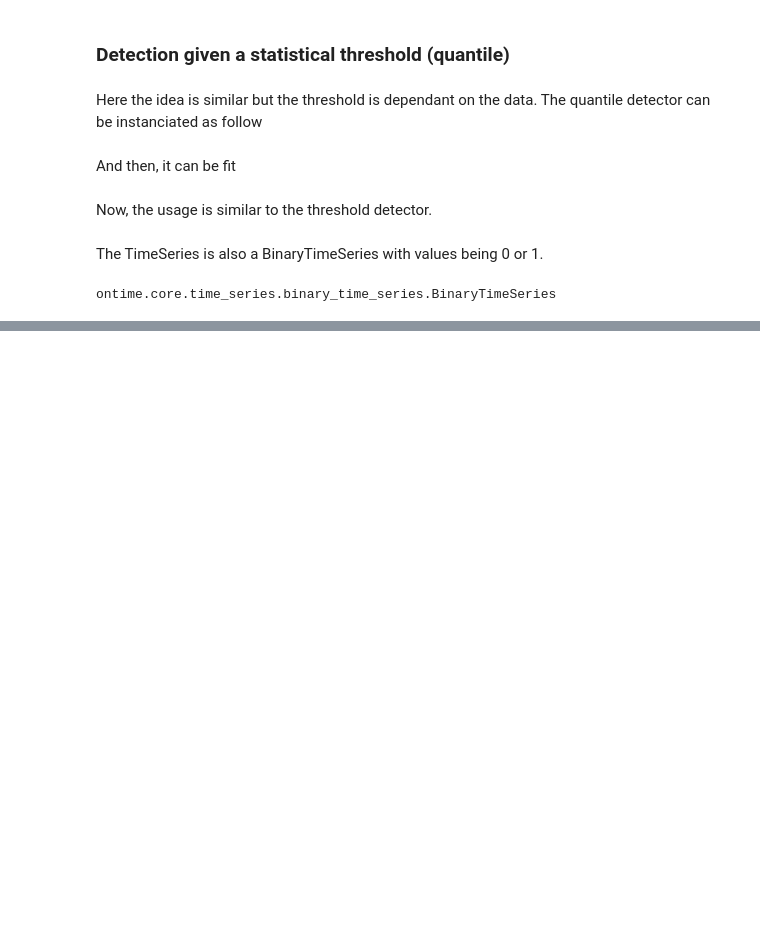
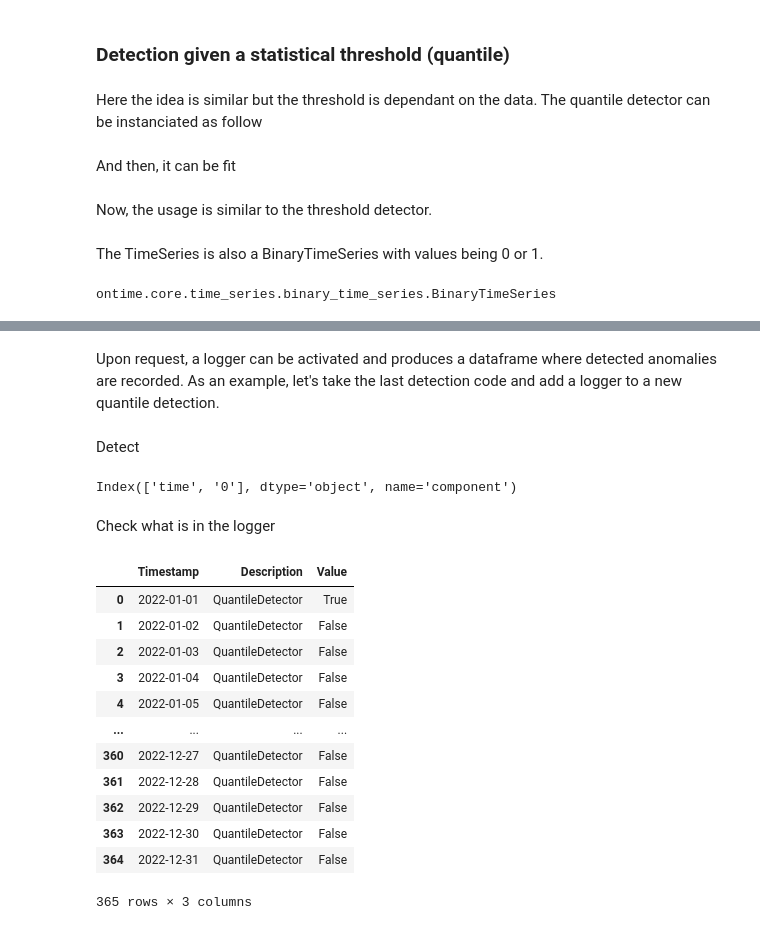
Before and after one commit to ontime-re/ontime, a Jupyter notebook: docs/user_guide/0_core/0.2_detectors.ipynb, the cells around one changed output, grey strips where cells are left out. Cells and saved outputs as stored; diff of their text form; code cells hidden in the pictures; blank space fills up the shorter version.

```diff
--- a/docs/user_guide/0_core/0.2_detectors.ipynb
+++ b/docs/user_guide/0_core/0.2_detectors.ipynb
@@ -82,0 +89,29 @@ ats.plot();
+# %% [markdown]
+Upon request, a logger can be activated and produces a dataframe where detected anomalies are recorded. As an example, let's take the last detection code and add a logger to a new quantile detection.
+# %%
+td = on.detectors.quantile(low_quantile=0.1, enable_logging=True)
+td.fit(ts)
+# %% [markdown]
+Detect
+# %%
+ats = td.detect(ts)
+# %% [output]
+Index(['time', '0'], dtype='object', name='component')
+# %% [markdown]
+Check what is in the logger
+# %%
+td.logger.log
+# %% [output]
+|  | Timestamp | Description | Value |
+| 0 | 2022-01-01 | QuantileDetector | True |
+| 1 | 2022-01-02 | QuantileDetector | False |
+| 2 | 2022-01-03 | QuantileDetector | False |
+| 3 | 2022-01-04 | QuantileDetector | False |
+| 4 | 2022-01-05 | QuantileDetector | False |
+| ... | ... | ... | ... |
+| 360 | 2022-12-27 | QuantileDetector | False |
+| 361 | 2022-12-28 | QuantileDetector | False |
+| 362 | 2022-12-29 | QuantileDetector | False |
+| 363 | 2022-12-30 | QuantileDetector | False |
+| 364 | 2022-12-31 | QuantileDetector | False |
+365 rows × 3 columns
```
Also changed, not shown: parts of 5 cells of this notebook.
